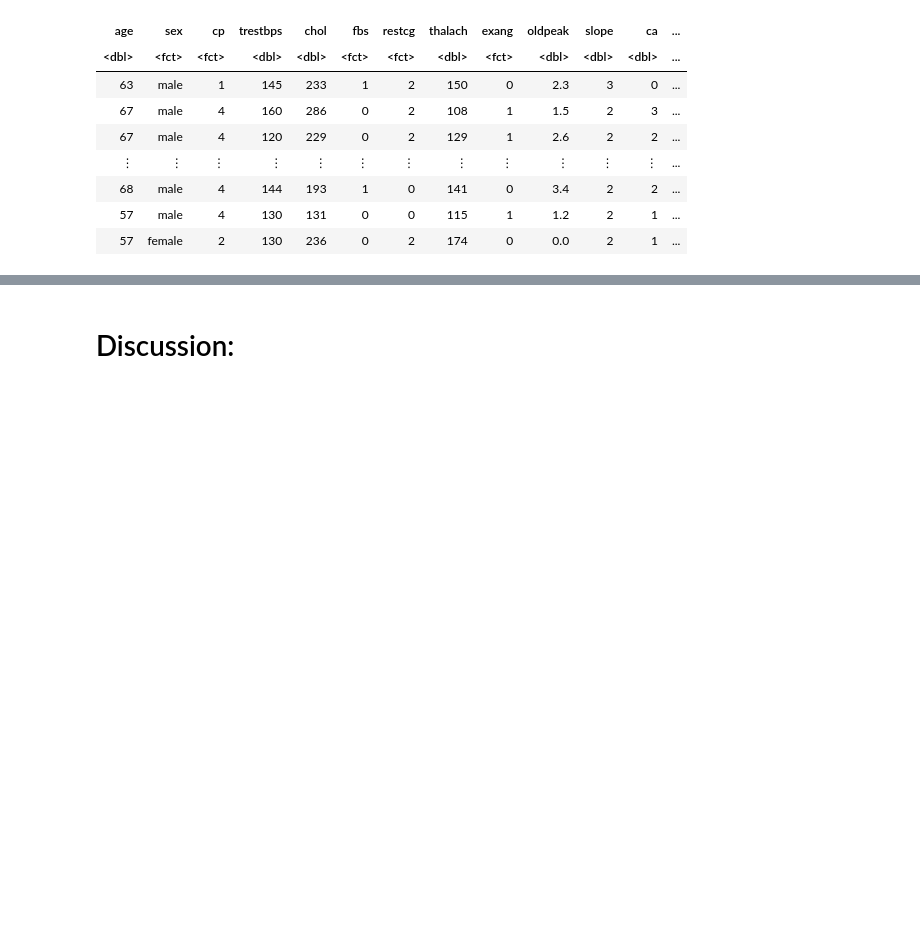
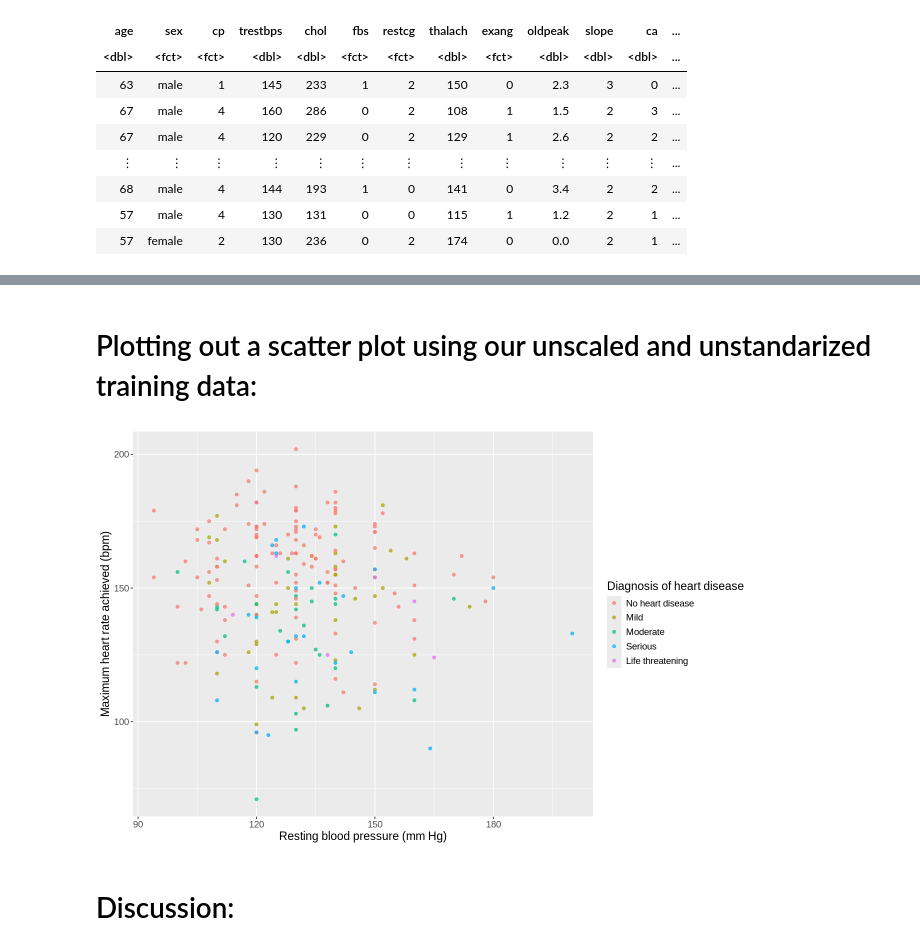
Before and after one commit to Xiaobin215/Billy_project_DSCI100, a Jupyter notebook: Billy's Final Project.ipynb, the cells around one changed output, grey strips where cells are left out. Saved outputs shown, nothing was run; the diff lists cells and outputs as text; code cells hidden in the pictures; blank space fills up the shorter version.

```diff
--- a/Billy's Final Project.ipynb
+++ b/Billy's Final Project.ipynb
@@ -79,0 +86,13 @@ A tibble: 299 × 14
+# %%
+# Set.seed is used to initialize to make randomization reproducible to ensure that the same random values are produced each time you run the code.
+set.seed(20)
+
+# Select columns for easier data analysis: trestbps, thalach, num
+cleveland_select <- cleveland_clean |> select(trestbps, thalach, num)
+
+# Split the dataset into 75% of the original data into training set and the 25% into testing set
+cleveland_split <- initial_split(cleveland_select, prop = 0.75, strata = num)
+cleveland_train <- training(cleveland_split)
+cleveland_test <- testing(cleveland_split)
+
+cleveland_train
@@ -80,3 +110,20 @@ A tibble: 299 × 14
+# %% [markdown]
+# Plotting out a scatter plot using our unscaled and unstandarized training data:
+# %%
+# This limits the width and height of the scatter plot
+options(repr.plot.width = 11, repr.plot.height = 7)
+
+
+cleveland_train_plot <- cleveland_train |>
+                        ggplot(aes(x = trestbps , y = thalach , color = num)) +
+                        geom_point(alpha = 0.7) +
+                        labs(x = "Resting blood pressure (mm Hg)",y = "Maximum heart rate achieved (bpm)",
+                             color = "Diagnosis of heart disease") +
+                        theme(text = element_text(size = 14))
+
+cleveland_train_plot
+# %% [output]
+[figure, added]
 # %% [markdown]
 # Discussion:
 # %% [markdown]
```
Also changed, not shown: parts of 3 cells of this notebook, 1 other file.
